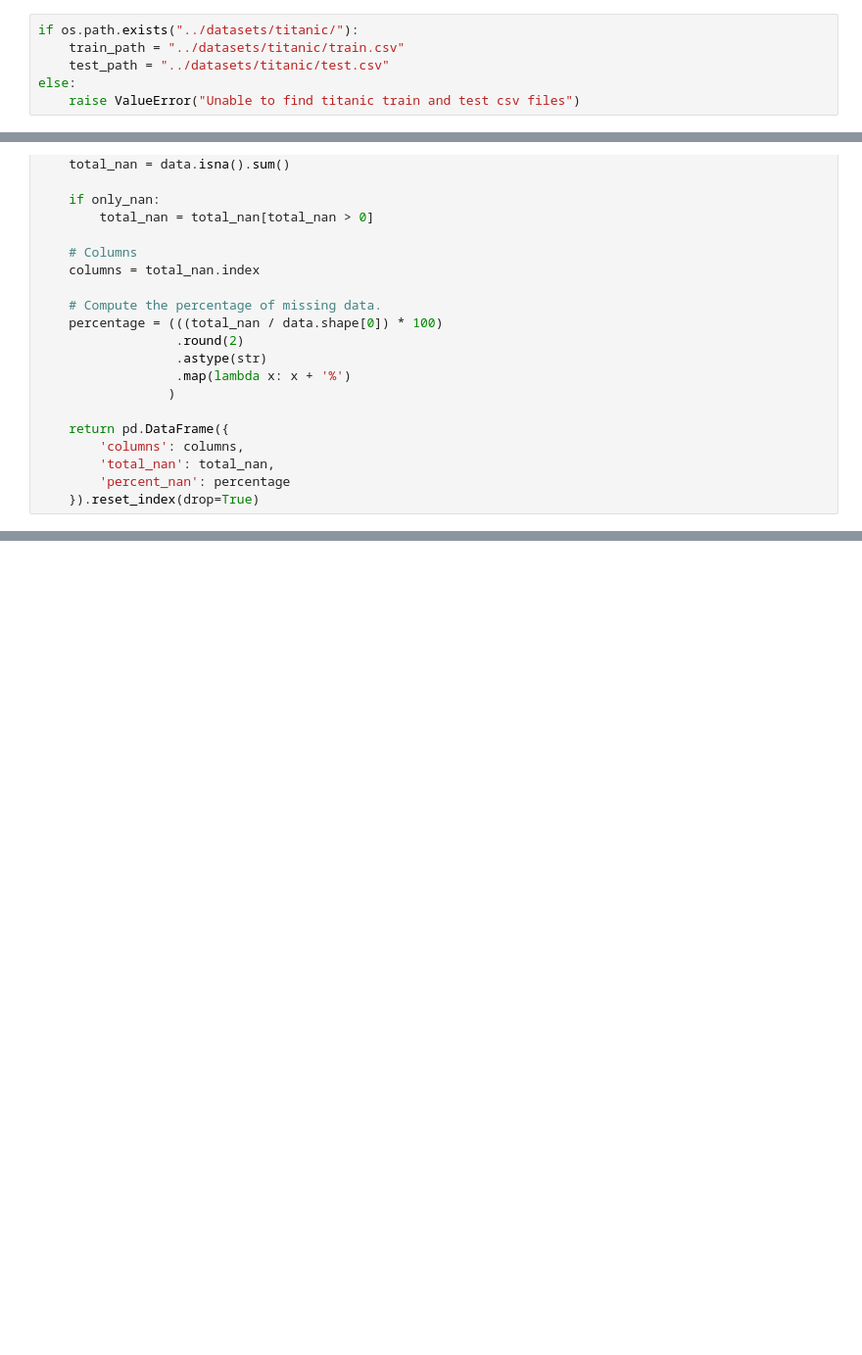
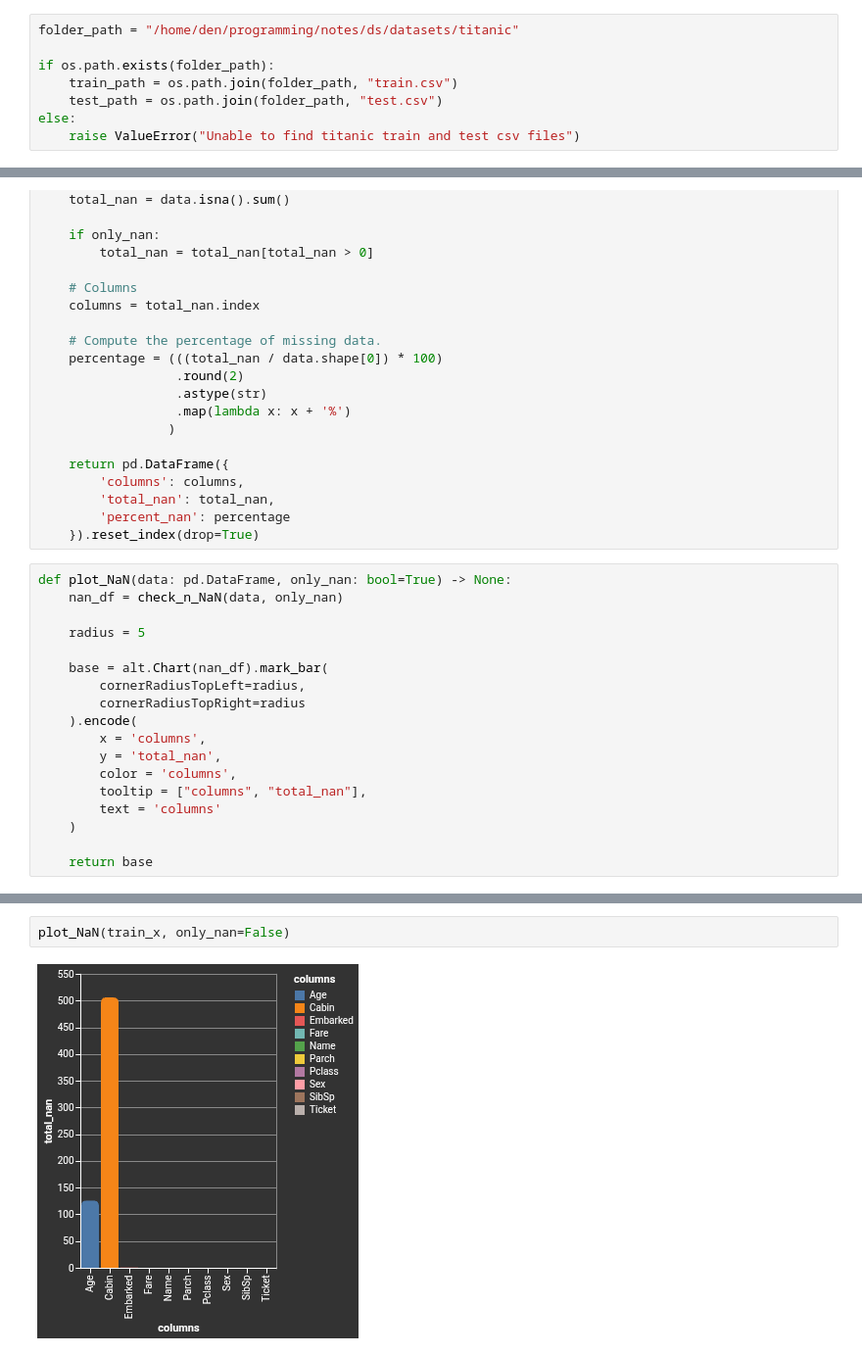
Before and after one commit to denis-spe/titanic, a Jupyter notebook: survival_with_py.ipynb, the cells around one changed output, grey strips where cells are left out. Shown at 98% size. Saved outputs shown, nothing was run; the diff lists cells and outputs as text; blank space fills up the shorter version.

Commit message:
Added a missing values chart

```diff
--- a/survival_with_py.ipynb
+++ b/survival_with_py.ipynb
@@ -17,8 +22,10 @@ from sklearn.model_selection import train_test_split
 <p>Load the csv file to pandas dataframe</p>
 # %%
-if os.path.exists("../datasets/titanic/"):
-    train_path = "../datasets/titanic/train.csv"
-    test_path = "../datasets/titanic/test.csv"
+folder_path = "/home/den/programming/notes/ds/datasets/titanic"
+
+if os.path.exists(folder_path):
+    train_path = os.path.join(folder_path, "train.csv")
+    test_path = os.path.join(folder_path, "test.csv")
 else:
     raise ValueError("Unable to find titanic train and test csv files")
 # %%
@@ -335,3 +342,21 @@ def check_n_NaN(data: pd.DataFrame, only_nan: bool=True) -> pd.DataFrame:
         'total_nan': total_nan,
         'percent_nan': percentage
     }).reset_index(drop=True)
+# %%
+def plot_NaN(data: pd.DataFrame, only_nan: bool=True) -> None:
+    nan_df = check_n_NaN(data, only_nan)
+
+    radius = 5
+
+    base = alt.Chart(nan_df).mark_bar(
+        cornerRadiusTopLeft=radius,
+        cornerRadiusTopRight=radius
+    ).encode(
+        x = 'columns',
+        y = 'total_nan',
+        color = 'columns',
+        tooltip = ["columns", "total_nan"],
+        text = 'columns'
+    )
+
+    return base
@@ -337,0 +372,4 @@ def check_n_NaN(data: pd.DataFrame, only_nan: bool=True) -> pd.DataFrame:
+# %%
+plot_NaN(train_x, only_nan=False)
+# %% [output]
+[figure, added]
```
Also changed, not shown: parts of 9 cells of this notebook.
